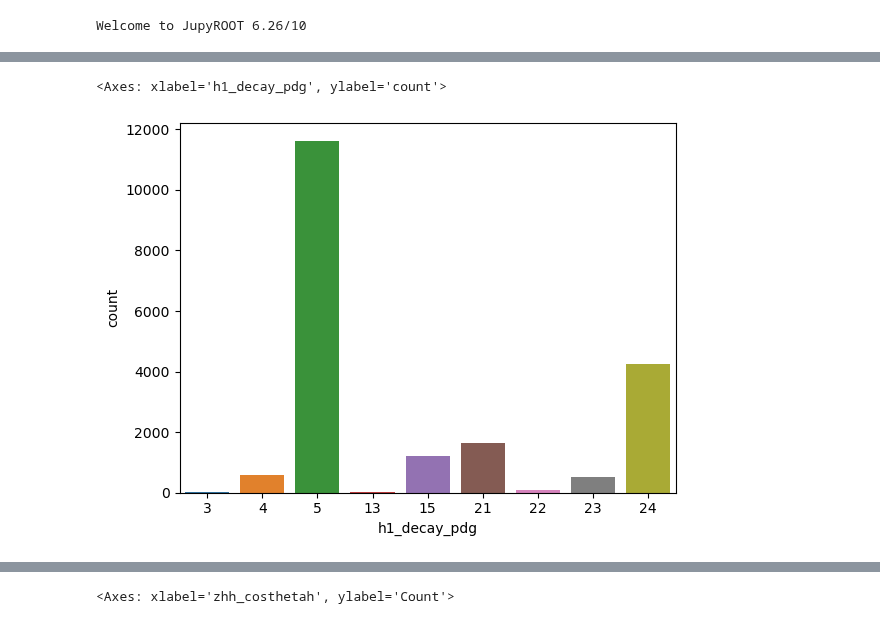
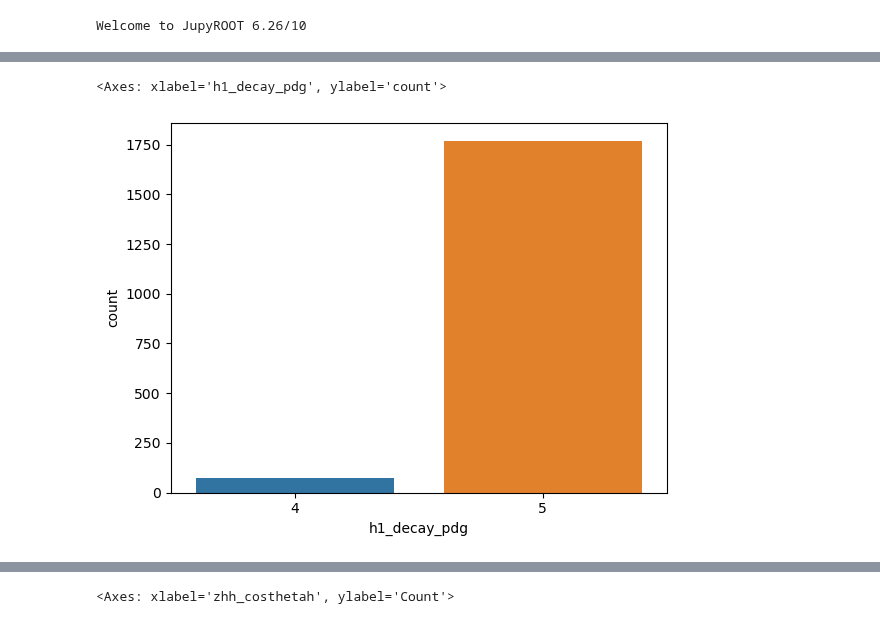
Before and after one commit to nVentis/MEM_HEP, a Jupyter notebook: view_v3.ipynb, the cells around one changed output, grey strips where cells are left out. Cells and saved outputs as stored; diff of their text form; code cells hidden in the pictures.

```diff
--- a/view_v3.ipynb
+++ b/view_v3.ipynb
@@ -37,7 +36,9 @@ files
  '/afs/desy.de/user/b/bliewert/public/MarlinWorkdirs/MEM_HEP/.npy/output.e2e2qqh.root.npy',
  '/afs/desy.de/user/b/bliewert/public/MarlinWorkdirs/MEM_HEP/.npy/output.e2e2qqh_v2.root.npy']
 # %%
-data_jet = pd.DataFrame(np.load(files[0], allow_pickle=True))
+data_jet = pd.DataFrame(np.load(files[2], allow_pickle=True))
+data_jet["zzh_sigmalr"] = 1/2 * ( data_jet["zzh_sigmalrl"] + data_jet["zzh_sigmalrr"] )
+
 ttype_column(data_jet)
 data_jet.columns
 # %% [output]
@@ -85,5 +97,5 @@ Index(['run', 'event', 'is_zhh', 'is_zzh', 'h1_decay_pdg', 'h2_decay_pdg',
 # %%
-sns.countplot(data[data["is_zhh"] == 1], x="h1_decay_pdg")
+sns.countplot(data_jet[data_jet["is_zzh"] == 1], x="h1_decay_pdg")
 # %% [output]
 <Axes: xlabel='h1_decay_pdg', ylabel='count'>
-[figure, old version]
+[figure, new version]
```
Also changed, not shown: parts of 28 cells of this notebook, 3 other files.
